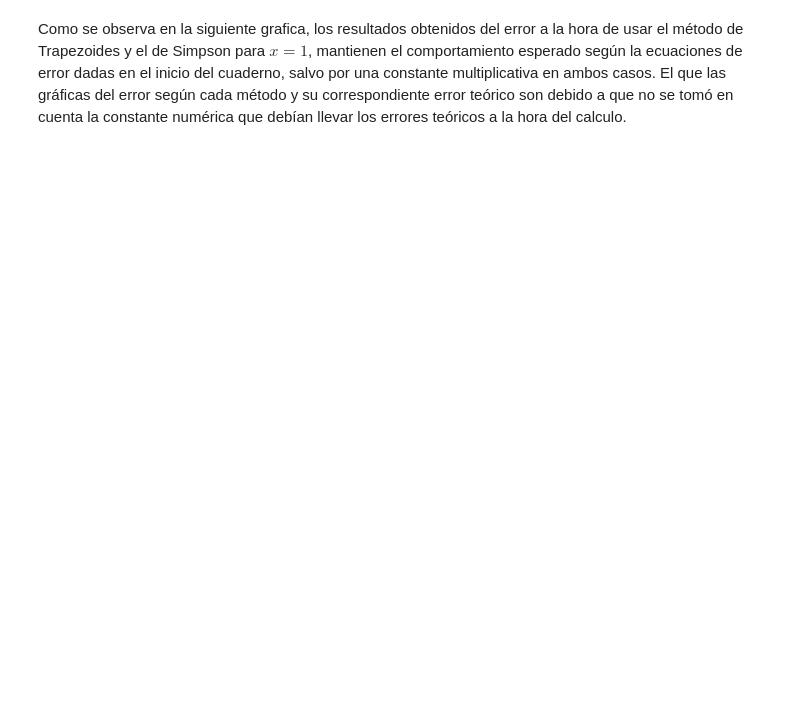
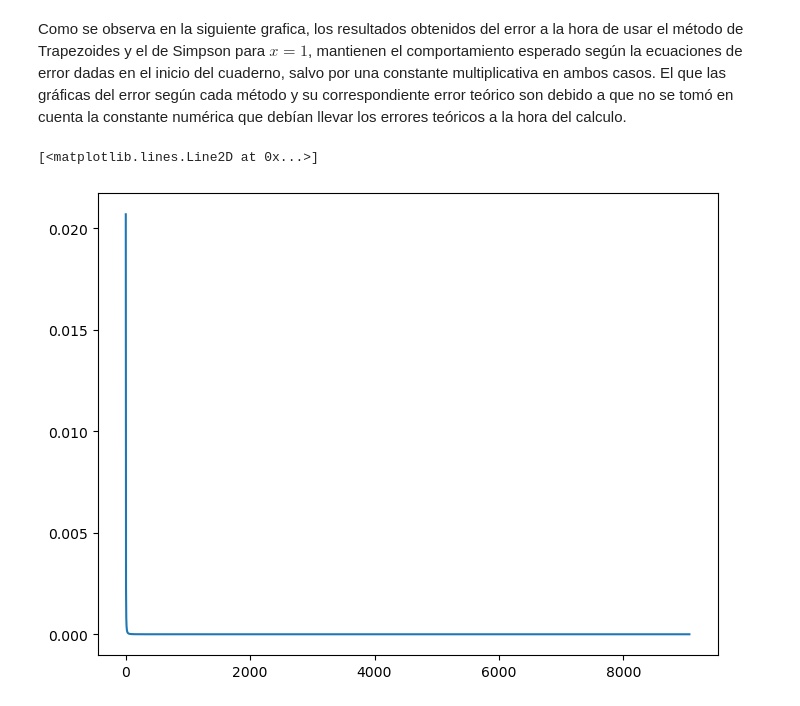
Before and after one commit to HernanBC/LabsComputacional, a Jupyter notebook: lab3/Integrals.ipynb, the cells around one changed output. Cells and saved outputs as stored; diff of their text form; code cells hidden in the pictures; blank space fills up the shorter version.

```diff
--- a/lab3/Integrals.ipynb
+++ b/lab3/Integrals.ipynb
@@ -344,5 +344,17 @@ len(error_listS)
 # %% [markdown]
 Como se observa en la siguiente grafica, los resultados obtenidos del error a la hora de usar el método de Trapezoides y el de Simpson para $x=1$, mantienen el comportamiento esperado según la ecuaciones de error dadas en el inicio del cuaderno, salvo por una constante multiplicativa en ambos casos. El que las gráficas del error según cada método y su correspondiente error teórico son debido a que no se tomó en cuenta la constante numérica que debían llevar los errores teóricos a la hora del calculo.
+# %%
+fig , ax = plt.subplots(1,1, figsize = (8,6))
+
+
+###########################################################################################################
+#	Error relativo para método de Trapezoides
+###########################################################################################################
+xs_T = np.arange(2,2*len(error_listT)+2,2)
+ax.plot(xs_T , error_listT  , ms = 3 , label = "M. Trapezoides")
+# %% [output]
+[<matplotlib.lines.Line2D at 0x...>]
+[figure, added]
 # %%
 fig , ax = plt.subplots(1,1, figsize = (8,6))
 
```
Also changed, not shown: parts of 3 cells of this notebook, 1 other file.
